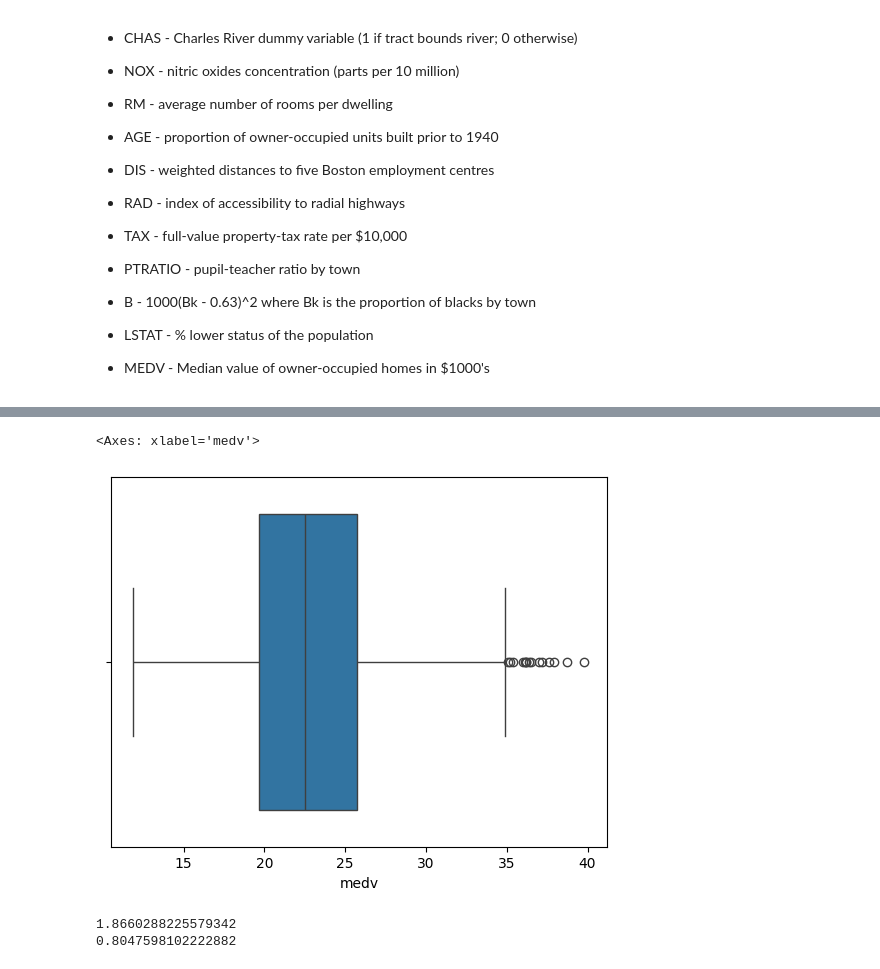
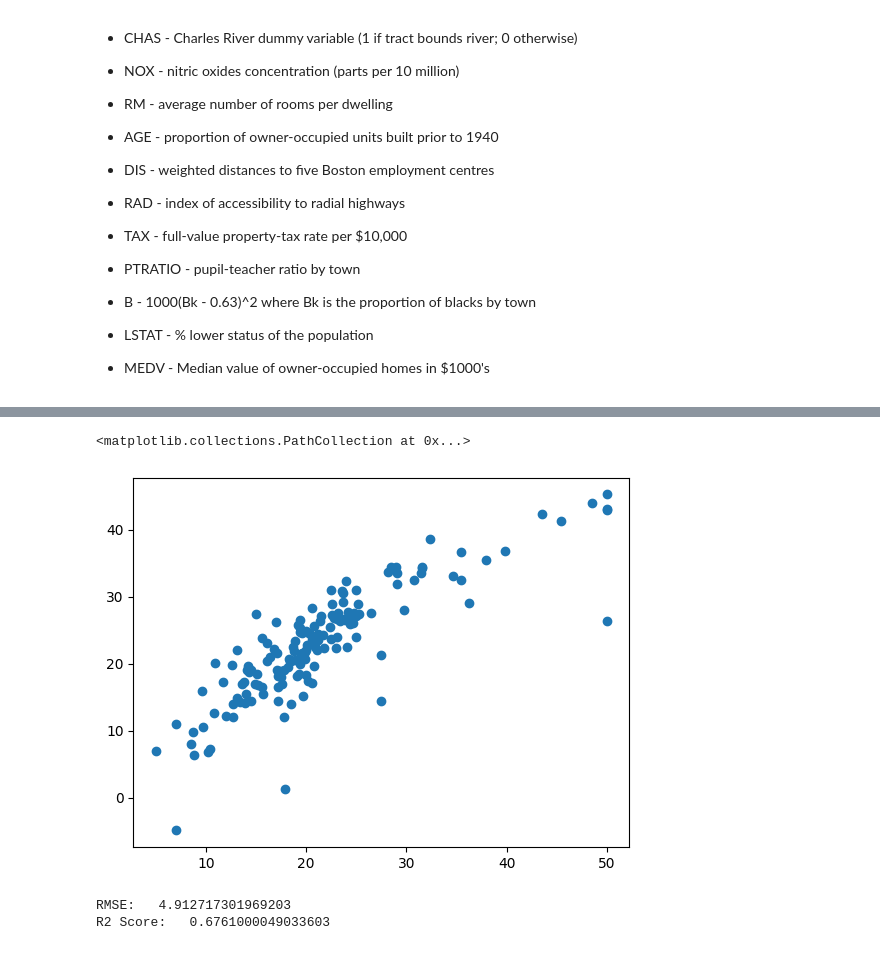
Before and after one commit to Advait0801/SPPU-COMP-2019-Assignments, a Jupyter notebook: Assignment8/Assignment8.ipynb, the cells around one changed output, grey strips where cells are left out. Cells and saved outputs as stored; diff of their text form; code cells hidden in the pictures.

Commit message:
Linear Regression assignment completed

```diff
--- a/Assignment8/Assignment8.ipynb
+++ b/Assignment8/Assignment8.ipynb
@@ -184,4 +128,0 @@ dtype: float64
-# %%
-ds[ "crim" ] = np.log2( ds["crim"] )
-ds[ "zn" ] = np.cbrt( ds["zn"] )
-ds[ "nox" ] = np.log2( ds["nox"] )
@@ -232,12 +129,18 @@ for col in ds.drop( [ "medv" ] , axis=1 ).columns:
 # %%
 from sklearn.model_selection import train_test_split
 
-X = np.asarray( ds.drop( [ "medv" ] , axis=1 ) )
-y = np.asarray( ds[ "medv" ] )
-
-X_train, X_test, y_train, y_test = train_test_split( X, y, test_size=0.3 )
+X = np.asarray(ds.drop('medv', axis = 1))
+y = np.asarray(ds['medv'])
+X_train, X_test, y_train, y_test = train_test_split(X, y, test_size = 0.3, random_state = 42)
+# %%
+from sklearn.preprocessing import StandardScaler
+
+X_train = StandardScaler().fit_transform(X_train)
+X_test = StandardScaler().fit_transform(X_test)
 # %%
 from sklearn.linear_model import LinearRegression
 
-reg = LinearRegression().fit( X_train , y_train )
-y_pred = reg.predict( X_test )
+regressor = LinearRegression()
+regressor.fit(X_train, y_train)
+y_pred = regressor.predict(X_test)
+print(y_pred)
@@ -244,13 +165,15 @@ y_pred = reg.predict( X_test )
-# %%
-sns.boxplot( data=ds , x="medv" )
-# %% [output]
-<Axes: xlabel='medv'>
-[figure, removed]
+# %%
+import matplotlib.pyplot as plt
+
+plt.scatter(y_test, y_pred)
+# %% [output]
+<matplotlib.collections.PathCollection at 0x...>
+[figure, added]
 # %%
-from sklearn.metrics import mean_absolute_error , r2_score
+from sklearn.metrics import mean_squared_error, r2_score
 
-print( mean_absolute_error( y_test , y_pred ) )
-print( r2_score( y_test , y_pred ) )
+print("RMSE:  ", np.sqrt(mean_squared_error(y_test, y_pred)))
+print("R2 Score:  ", r2_score(y_test, y_pred))
 # %% [output]
-1.8660288225579342
-0.8047598102222882
+RMSE:   4.912717301969203
+R2 Score:   0.6761000049033603
```
Also changed, not shown: parts of 18 cells of this notebook, 1 other file.
